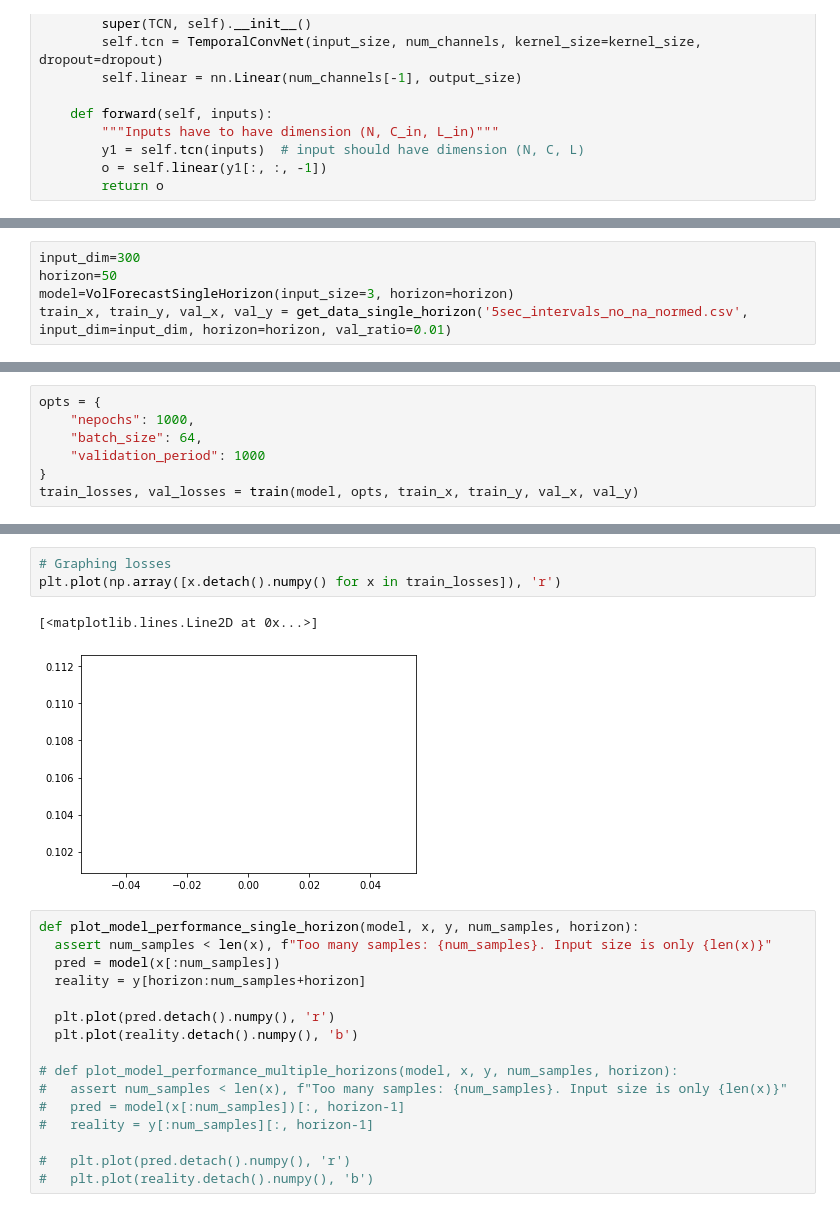
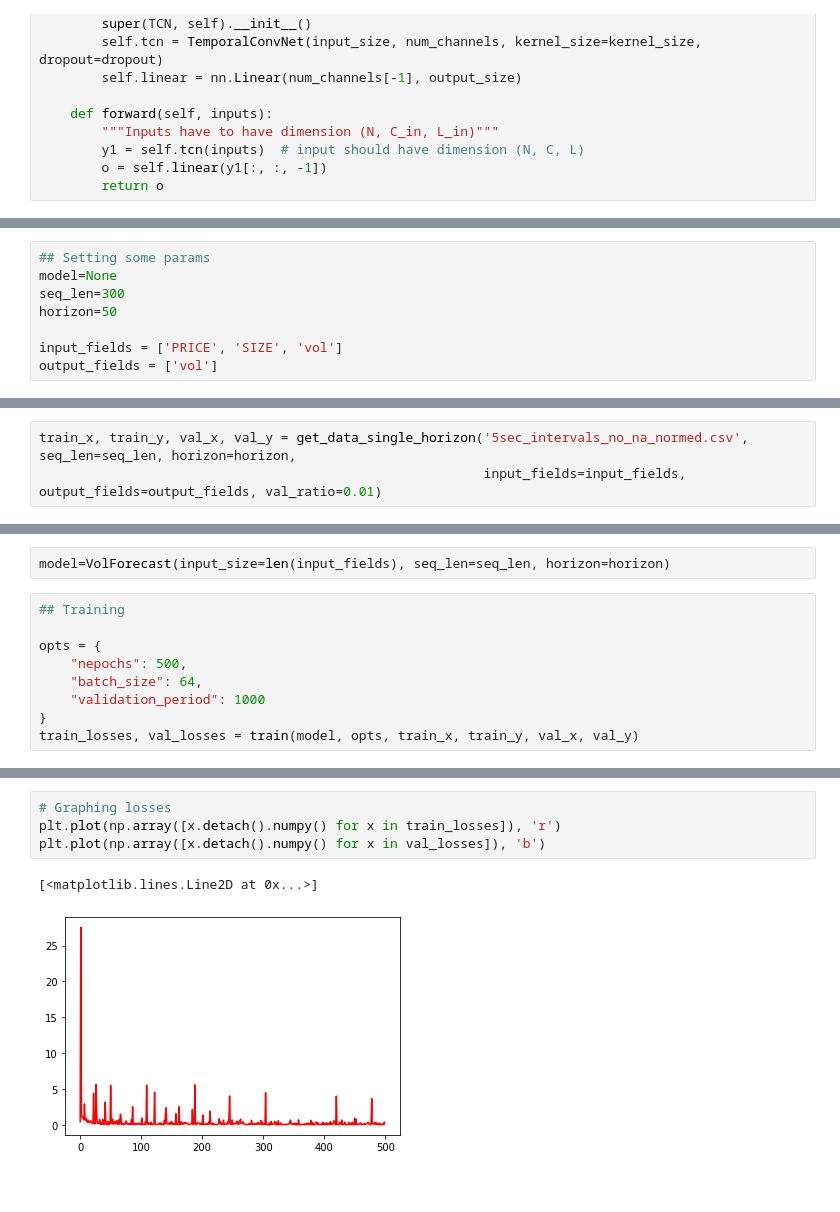
Before and after one commit to sashavoit-zz/volatility-trader, a Jupyter notebook: net.ipynb, the cells around one changed output, grey strips where cells are left out. Drawn from its saved outputs; the diff is of its cells as text.

Commit message:
Updated code the VolForecaster. Made (see commented out) version that uses LSTM layers instead

```diff
--- a/net.ipynb
+++ b/net.ipynb
@@ -230,5 +277,8 @@ def train(model, opts, train_x, train_y, val_x, val_y):
 # %%
-input_dim=300
+## Setting some params
+model=None
+seq_len=300
 horizon=50
-model=VolForecastSingleHorizon(input_size=3, horizon=horizon)
-train_x, train_y, val_x, val_y = get_data_single_horizon('5sec_intervals_no_na_normed.csv', input_dim=input_dim, horizon=horizon, val_ratio=0.01)
+
+input_fields = ['PRICE', 'SIZE', 'vol']
+output_fields = ['vol']
@@ -239,0 +285,3 @@ Validation output dimension: torch.Size([5772, 1])
+# %%
+train_x, train_y, val_x, val_y = get_data_single_horizon('5sec_intervals_no_na_normed.csv', seq_len=seq_len, horizon=horizon,
+                                                         input_fields=input_fields, output_fields=output_fields, val_ratio=0.01)
@@ -240,6 +293,10 @@ Validation output dimension: torch.Size([5772, 1])
+# %%
+model=VolForecast(input_size=len(input_fields), seq_len=seq_len, horizon=horizon)
 # %%
+## Training
+
 opts = {
-    "nepochs": 1000,
+    "nepochs": 500,
     "batch_size": 64,
     "validation_period": 1000
 }
@@ -249,23 +322,8 @@ Epoch: 1000, training loss: 0.1067252904176712, validation loss: 0.0659501180052
 # %%
 # Graphing losses
 plt.plot(np.array([x.detach().numpy() for x in train_losses]), 'r')
+plt.plot(np.array([x.detach().numpy() for x in val_losses]), 'b')
 # %% [output]
 [<matplotlib.lines.Line2D at 0x...>]
-[figure, old version]
+[figure, new version]
-# %%
-def plot_model_performance_single_horizon(model, x, y, num_samples, horizon):
-  assert num_samples < len(x), f"Too many samples: {num_samples}. Input size is only {len(x)}"
-  pred = model(x[:num_samples])
-  reality = y[horizon:num_samples+horizon]
-
-  plt.plot(pred.detach().numpy(), 'r')
-  plt.plot(reality.detach().numpy(), 'b')
-
-# def plot_model_performance_multiple_horizons(model, x, y, num_samples, horizon):
-#   assert num_samples < len(x), f"Too many samples: {num_samples}. Input size is only {len(x)}"
-#   pred = model(x[:num_samples])[:, horizon-1]
-#   reality = y[:num_samples][:, horizon-1]
-
-#   plt.plot(pred.detach().numpy(), 'r')
-#   plt.plot(reality.detach().numpy(), 'b')
 # %%
```
Also changed, not shown: parts of 10 cells of this notebook.
